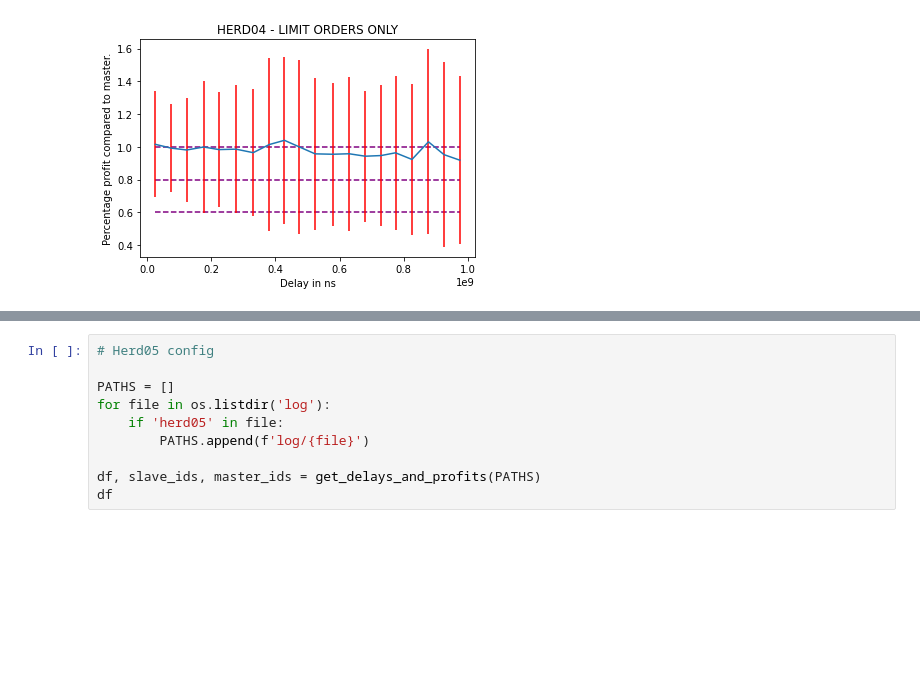
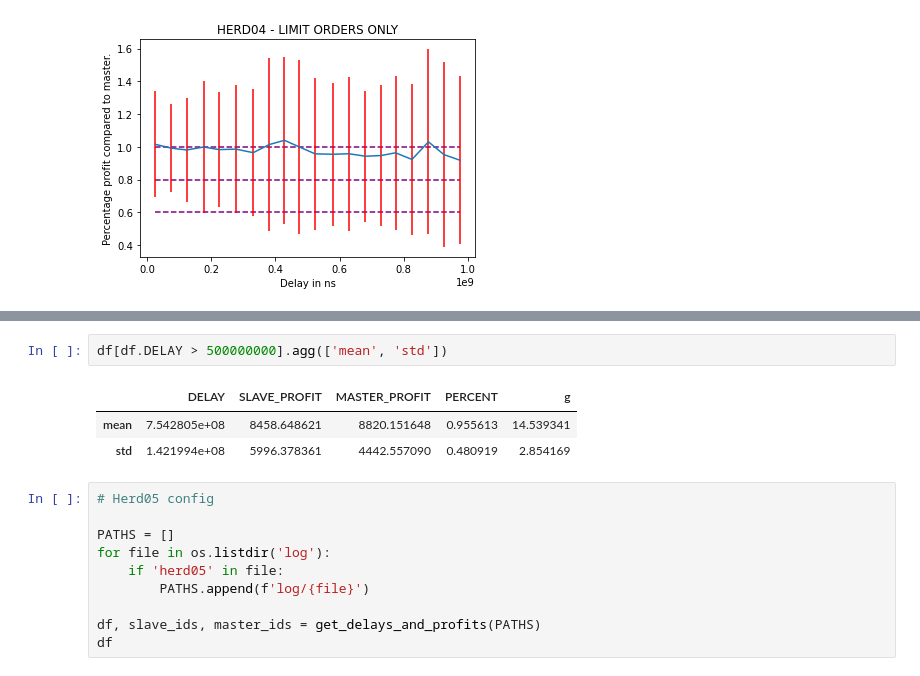
Before and after one commit to hogier/abides, a Jupyter notebook: explore.ipynb, the cells around one changed output, grey strips where cells are left out. Cells and saved outputs as stored; diff of their text form; blank space fills up the shorter version.

```diff
--- a/explore.ipynb
+++ b/explore.ipynb
@@ -311,3 +309,9 @@ df[df.DELAY > 100000000]
+# %%
+df[df.DELAY > 500000000].agg(['mean', 'std'])
+# %% [output]
+|  | DELAY | SLAVE_PROFIT | MASTER_PROFIT | PERCENT | g |
+| mean | 7.542805e+08 | 8458.648621 | 8820.151648 | 0.955613 | 14.539341 |
+| std | 1.421994e+08 | 5996.378361 | 4442.557090 | 0.480919 | 2.854169 |
 # %%
 # Herd05 config
 
```
Also changed, not shown: parts of 3 cells of this notebook, 3 other files.
